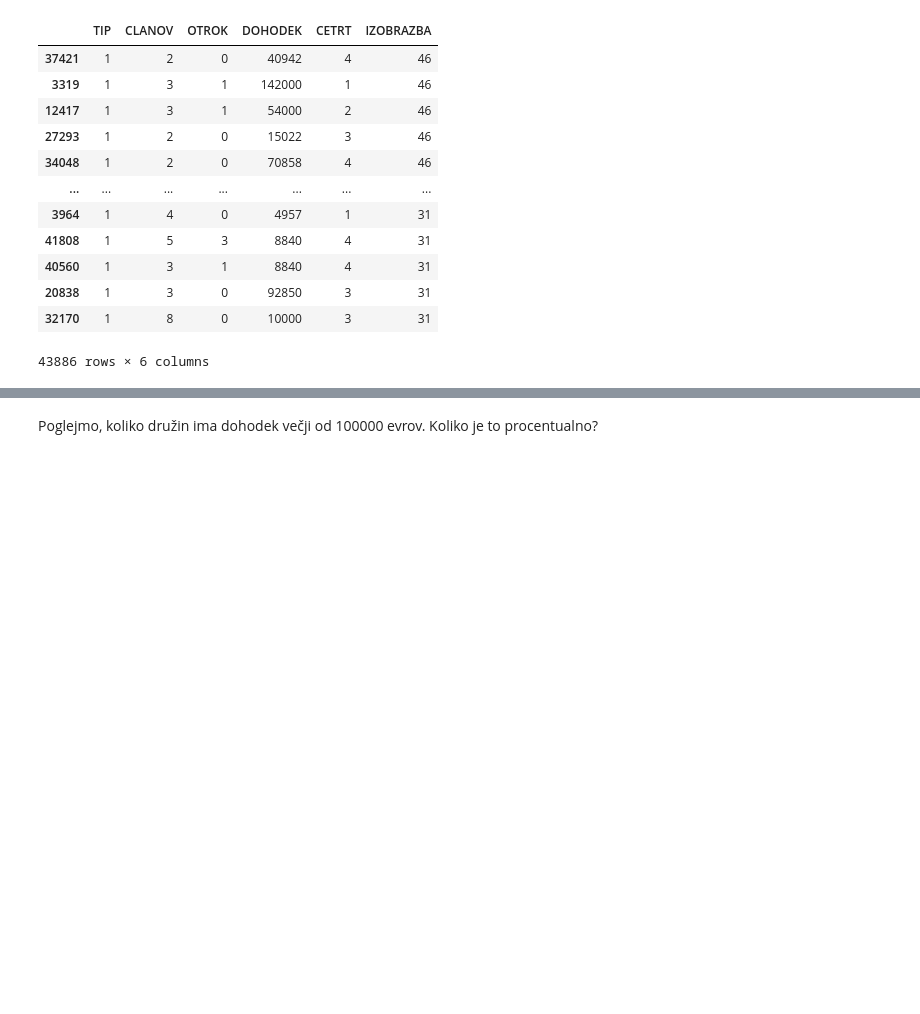
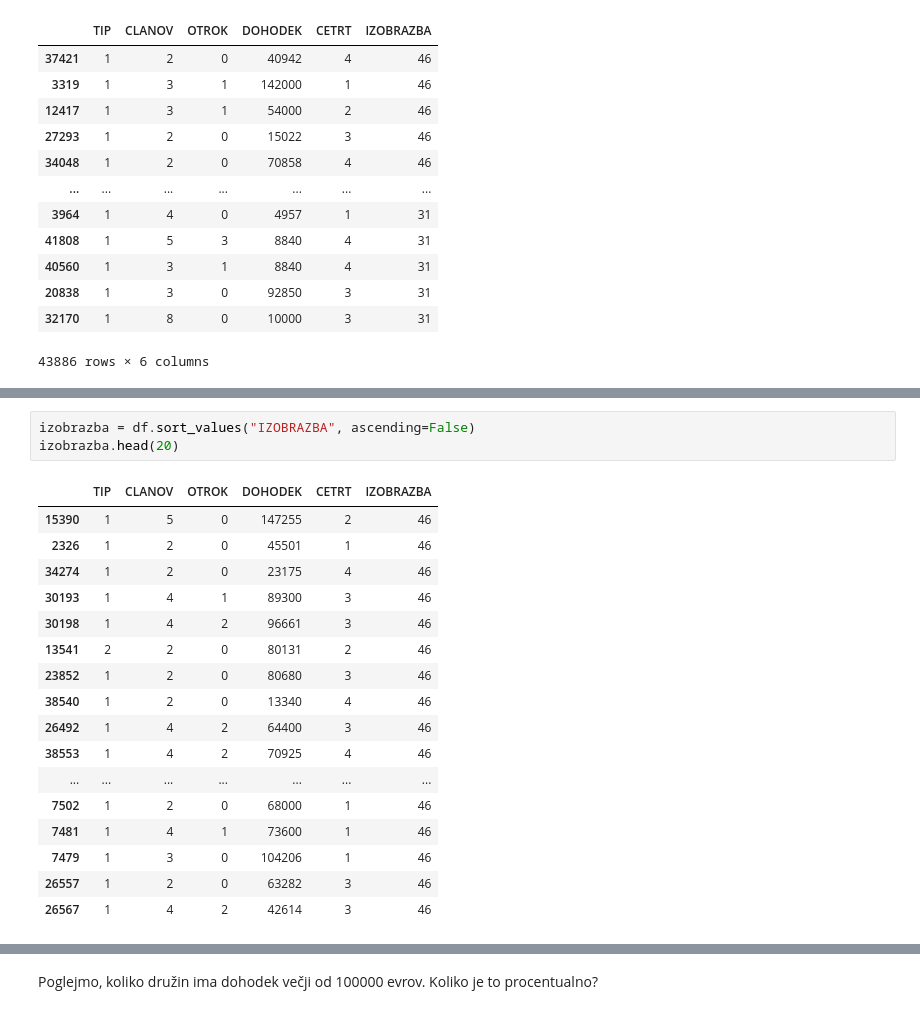
Before and after one commit to MartinZust123/Analysis-of-data-about-Kibergrad, a Jupyter notebook: Priloge/Kibergrad.ipynb, the cells around one changed output, grey strips where cells are left out. Cells and saved outputs as stored; diff of their text form; blank space fills up the shorter version.

```diff
--- a/Priloge/Kibergrad.ipynb
+++ b/Priloge/Kibergrad.ipynb
@@ -73,0 +99,21 @@ df.head(30)
+# %%
+izobrazba = df.sort_values("IZOBRAZBA", ascending=False)
+izobrazba.head(20)
+# %% [output]
+|  | TIP | CLANOV | OTROK | DOHODEK | CETRT | IZOBRAZBA |
+| 15390 | 1 | 5 | 0 | 147255 | 2 | 46 |
+| 2326 | 1 | 2 | 0 | 45501 | 1 | 46 |
+| 34274 | 1 | 2 | 0 | 23175 | 4 | 46 |
+| 30193 | 1 | 4 | 1 | 89300 | 3 | 46 |
+| 30198 | 1 | 4 | 2 | 96661 | 3 | 46 |
+| 13541 | 2 | 2 | 0 | 80131 | 2 | 46 |
+| 23852 | 1 | 2 | 0 | 80680 | 3 | 46 |
+| 38540 | 1 | 2 | 0 | 13340 | 4 | 46 |
+| 26492 | 1 | 4 | 2 | 64400 | 3 | 46 |
+| 38553 | 1 | 4 | 2 | 70925 | 4 | 46 |
+| ... | ... | ... | ... | ... | ... | ... |
+| 7502 | 1 | 2 | 0 | 68000 | 1 | 46 |
+| 7481 | 1 | 4 | 1 | 73600 | 1 | 46 |
+| 7479 | 1 | 3 | 0 | 104206 | 1 | 46 |
+| 26557 | 1 | 2 | 0 | 63282 | 3 | 46 |
+| 26567 | 1 | 4 | 2 | 42614 | 3 | 46 |
```
Also changed, not shown: parts of 9 cells of this notebook.
